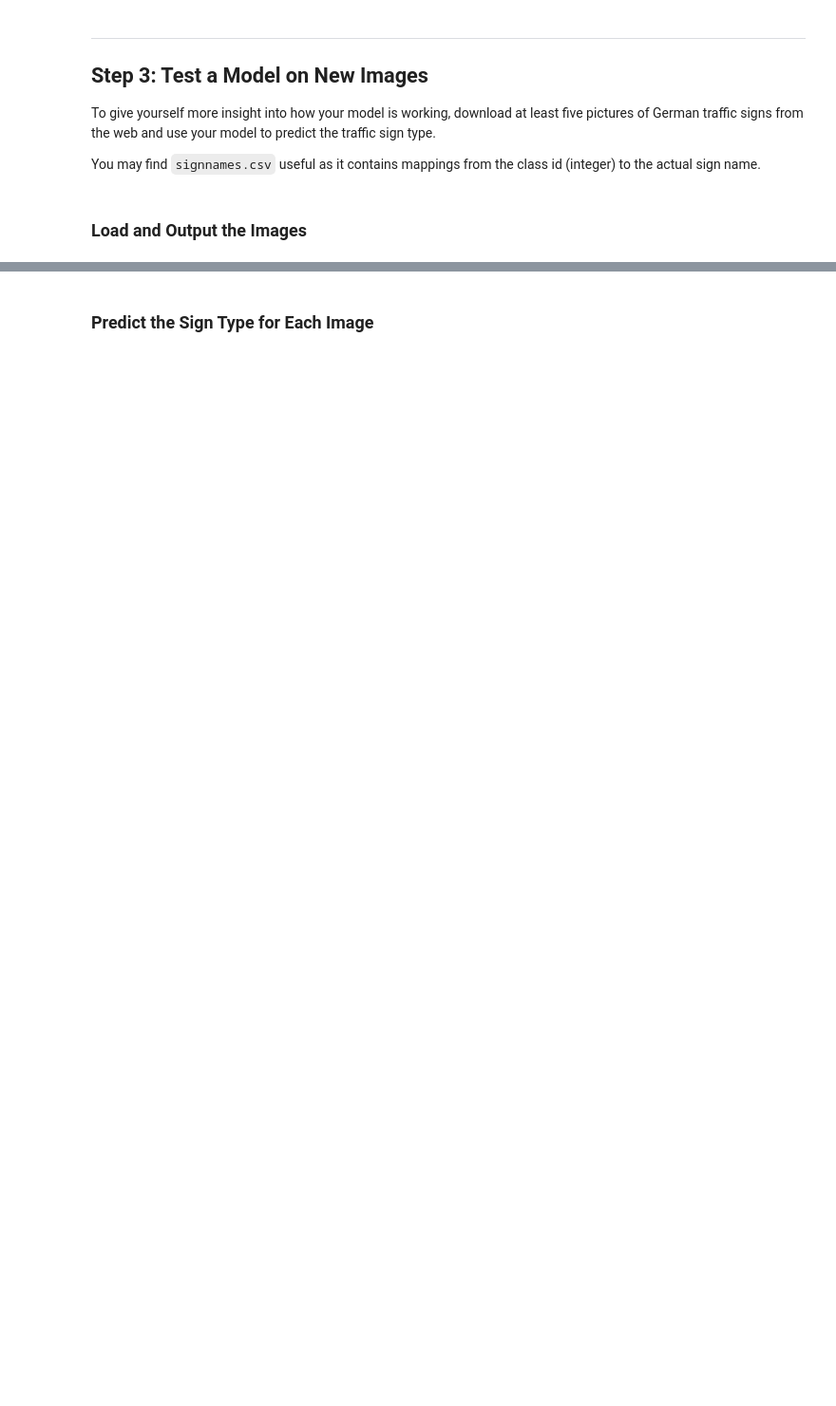
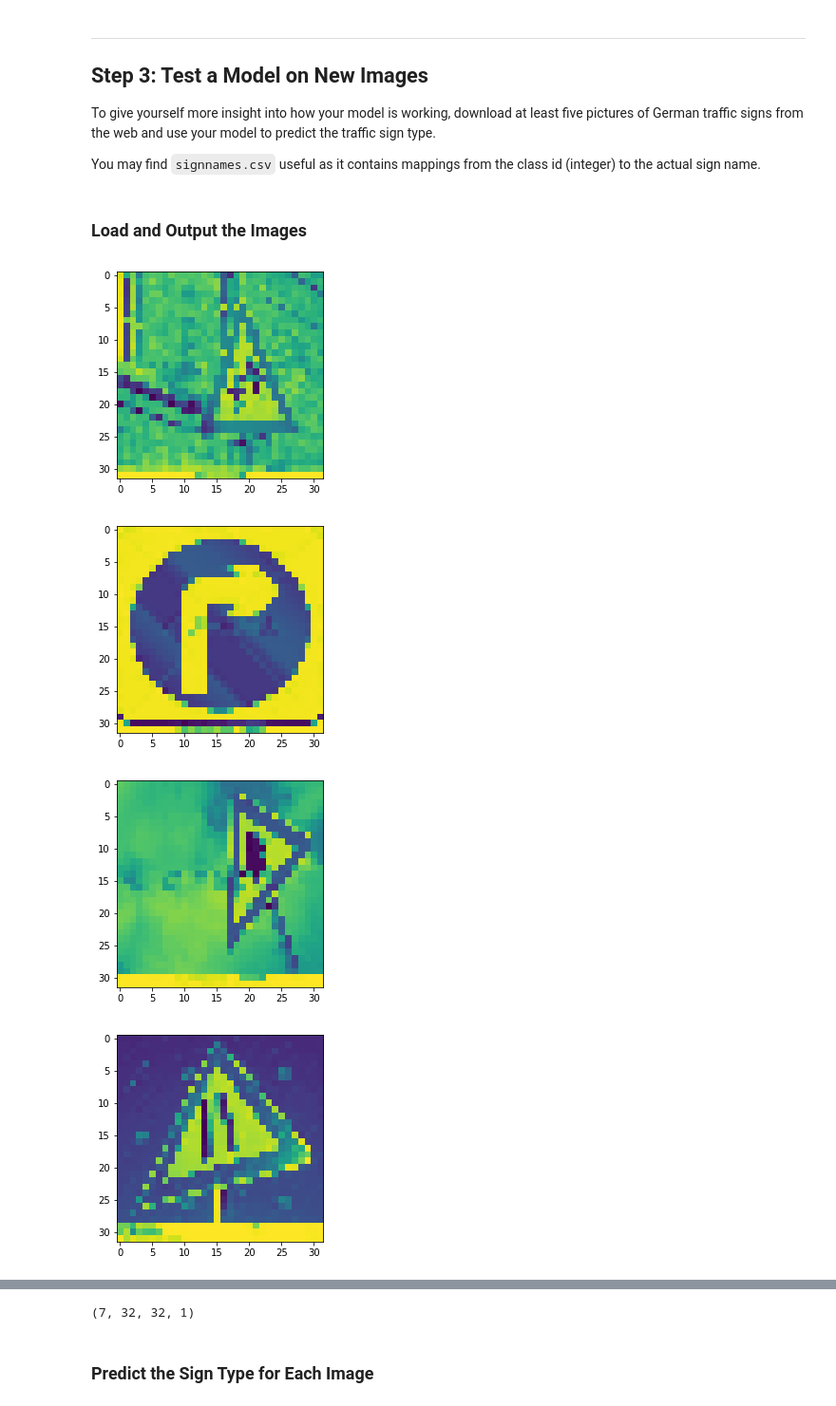
Before and after one commit to Awnallah/Traffic-Sign-Classifier, a Jupyter notebook: Traffic_Sign_Classifier.ipynb, the cells around one changed output, grey strips where cells are left out. Shown: that part at 95% size. Drawn from its saved outputs; the diff is of its cells as text; code cells hidden in the pictures; blank space fills up the shorter version.

```diff
--- a/Traffic_Sign_Classifier.ipynb
+++ b/Traffic_Sign_Classifier.ipynb
@@ -160,12 +160,15 @@ def preprocess(images):
         preprocessed_images.append(normalized)
     return np.array(preprocessed_images)
 # %%
+from numpy import newaxis
 
 X_train = preprocess(X_train)
+X_train = X_train[..., newaxis]
 
 
 
 X_test = preprocess(X_test)
+X_test = X_test[..., newaxis]
 
 print ('Training images shape', X_train.shape)
 print ('Testing images shape', X_test.shape)
@@ -192,7 +195,6 @@ Data was shuffled and split for training and validation
 ### Define your architecture here.
 ### Feel free to use as many code cells as needed.
 from tensorflow.contrib.layers import flatten
-
 
 tf.reset_default_graph()
 
@@ -200,7 +202,7 @@ EPOCHS = 10
 BATCH_SIZE = 128
 
 def NeuralNetwork(x):
-    #x = tf.reshape(x, (-1, 32, 32 , 1))
+    x = tf.reshape(x, (-1, 32, 32 , 1))
 
     x /= 255
 
@@ -229,13 +231,15 @@ def NeuralNetwork(x):
     fc1_w = tf.Variable(tf.truncated_normal([400, 120]))
     fc1_b = tf.Variable(tf.zeros(120))
     fc1 = tf.add(tf.matmul(flat, fc1_w), fc1_b)
-    fc1 = tf.abs(tf.nn.tanh(fc1))
+    fc1 = tf.nn.tanh(fc1)
 
     #second fully connected layer: input is 120 and output is 43
     fc2_w = tf.Variable(tf.truncated_normal(shape=(120, 43)))
     fc2_b = tf.Variable(tf.zeros(43))
     fc2 = tf.add(tf.matmul(fc1, fc2_w), fc2_b)
 
+
+
     return fc2
 # %%
 
@@ -276,6 +279,10 @@ sets imply underfitting. A high accuracy on the test set but low accuracy on the
 ### Once a final model architecture is selected,
 ### the accuracy on the test set should be calculated and reported as well.
 ### Feel free to use as many code cells as needed.
+saved_model = 'model/./trained_network.ckpt'
+saver = tf.train.Saver()
+
+
 with tf.Session() as sess:
     sess.run(tf.global_variables_initializer())
     num_examples = len(X_train)
@@ -289,12 +296,12 @@ with tf.Session() as sess:
             batch_x, batch_y = X_train[offset:end], y_train[offset:end]
             sess.run(training_operation, feed_dict={x: batch_x, y: batch_y})
 
-        validation_accuracy = evaluate(X_validation, y_validation)
+        validation_accuracy = evaluate(X_valid, y_valid)
         print("EPOCH {} ...".format(i+1))
         print("Validation Accuracy = {:.3f}".format(validation_accuracy))
         print()
 
-    saver.save(sess, './lenet')
+    saver.save(sess, saved_model)
     print("Model saved")
 # %% [output]
 Training...
@@ -323,0 +343,32 @@ You may find `signnames.csv` useful as it contains mappings from the class id (i
+# %%
+### Load the images and plot them here.
+### Feel free to use as many code cells as needed.
+
+import os
+
+import matplotlib.image as mpimg
+
+def processNewimages(name):
+    image = cv2.imread(name)
+    image = cv2.resize(image,(32,32))
+    image = cv2.cvtColor(image,cv2.COLOR_BGR2GRAY)
+    image = image/255.-.5
+    return image
+
+
+test_pics = os.listdir('test_images/')
+
+test_imgs = []
+
+for i in test_pics:
+    i = 'test_images/' + i
+    image = processNewimages(i)
+    pre_test_imgs.append(image)
+    test_imgs.append(image)
+    plt.imshow(image)
+    plt.show()
+# %% [output]
+[figure, added]
+[figure, added]
+[figure, added]
+[figure, added]
@@ -324,3 +378,10 @@ You may find `signnames.csv` useful as it contains mappings from the class id (i
+# %%
+#Run pre-processing
+test_imgs = np.array(test_imgs)
+test_imgs = test_imgs[..., newaxis]
+print(test_imgs.shape)
+# %% [output]
+(7, 32, 32, 1)
 # %% [markdown]
 ### Predict the Sign Type for Each Image
 # %%
```
Also changed, not shown: parts of 11 cells of this notebook.
